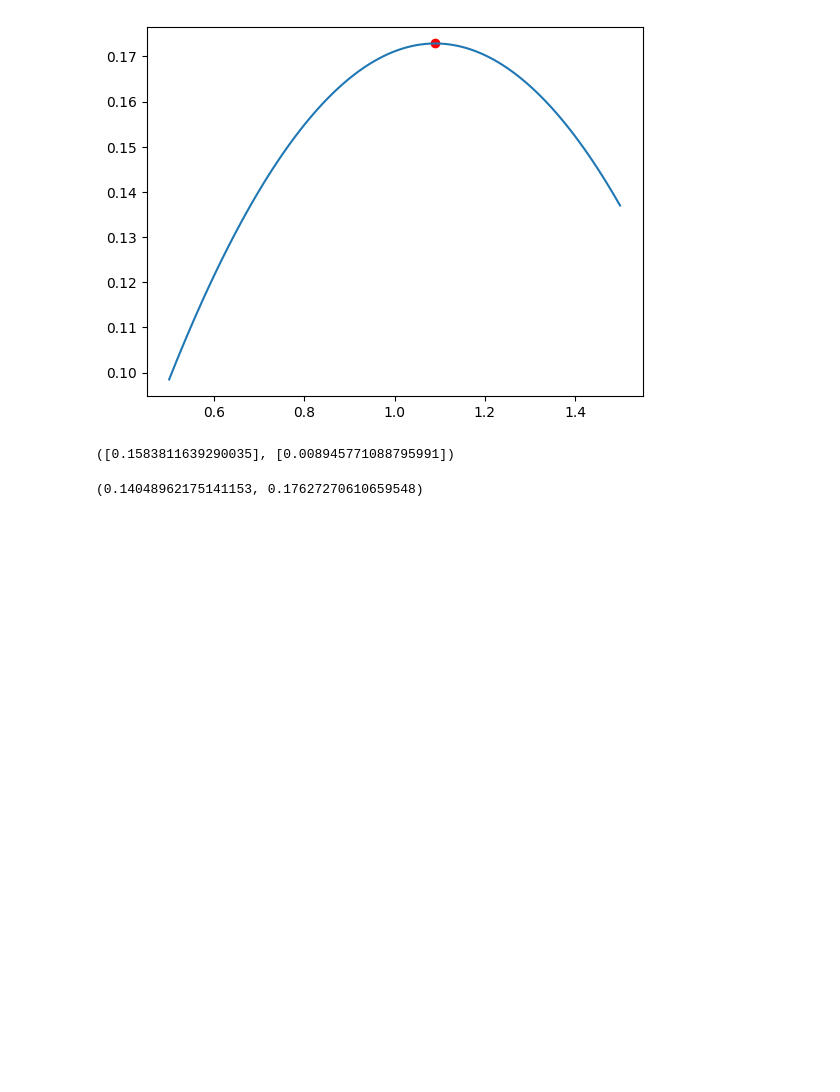
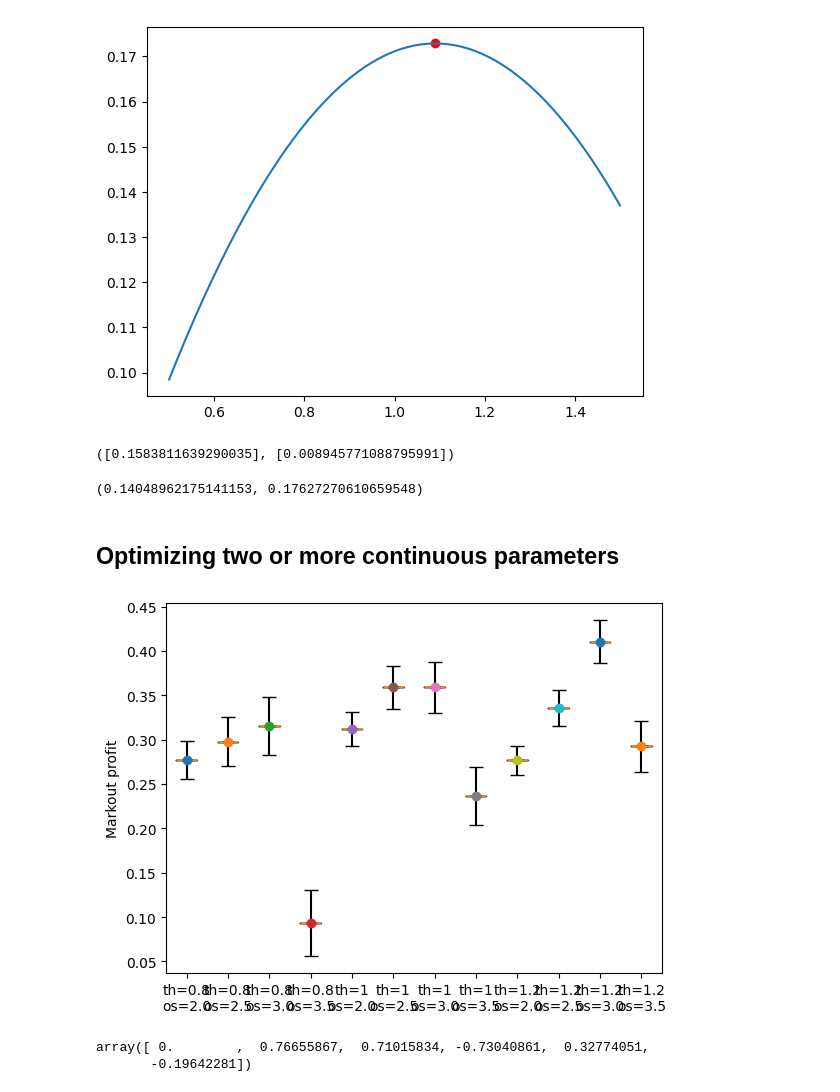
Before and after one commit to alextanhongpin/python-experimentation-for-engineers, a Jupyter notebook: 04_rsm.v2.ipynb, the cells around one changed output. Cells and saved outputs as stored; diff of their text form; code cells hidden in the pictures; blank space fills up the shorter version.

```diff
--- a/04_rsm.v2.ipynb
+++ b/04_rsm.v2.ipynb
@@ -108,3 +118,36 @@ aggregate_measurement[0] - 2 * standard_error[0], aggregate_measurement[
 ] + 2 * standard_error[0]
 # %% [output]
 (0.14048962175141153, 0.17627270610659548)
+# %% [markdown]
+## Optimizing two or more continuous parameters
+# %%
+np.random.seed(17)
+# parameters = design_ccd(thresholds=[0.5, 1.0, 1.5], order_sizes=[1, 1.5, 2])
+parameters = design_ccd(thresholds=[0.8, 1, 1.2], order_sizes=[2.0, 2.5, 3.0, 3.5])
+aggregate_measurements, standard_errors = run_experiment_2D(15000, parameters)
+# parameters, aggregate_measurements, standard_errors
+# %%
+_fig, ax = plt.subplots()
+ax.boxplot(
+    np.array(aggregate_measurements).reshape(1, -1),
+    positions=range(len(aggregate_measurements)),
+)
+# Add standard error bars
+for i, (x, y, serr) in enumerate(
+    zip(range(len(aggregate_measurements)), aggregate_measurements, standard_errors)
+):
+    ax.errorbar(x, y, yerr=serr, fmt="o", capsize=5, ecolor="black")
+
+ax.set_xticklabels(["th={}\nos={}".format(*p) for p in parameters])
+ax.set_ylabel("Markout profit");
+# %% [output]
+[figure, added]
+# %%
+p = LinearRegression().fit(
+    PolynomialFeatures(degree=2).fit_transform(parameters),
+    aggregate_measurements,
+)
+p.coef_
+# %% [output]
+array([ 0.        ,  0.76655867,  0.71015834, -0.73040861,  0.32774051,
+       -0.19642281])
```
Also changed, not shown: parts of 14 cells of this notebook, 7 other files.
